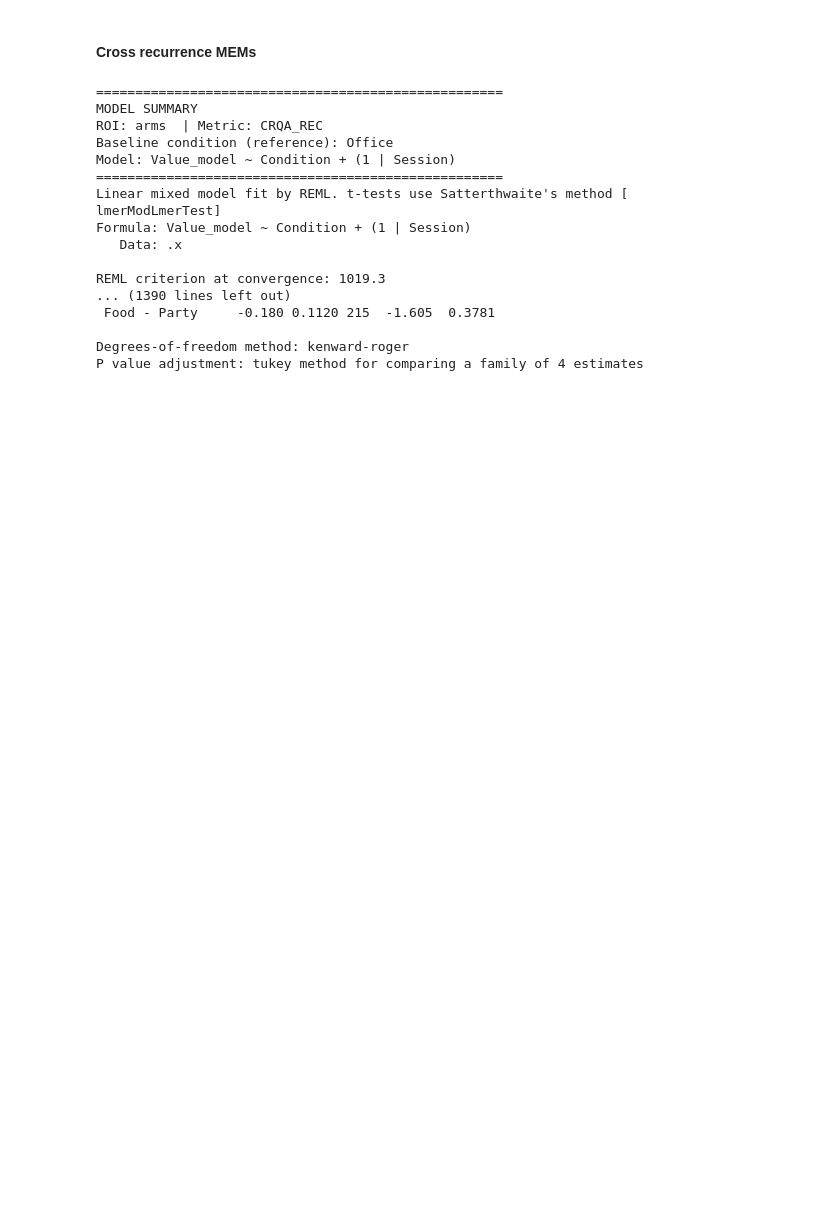
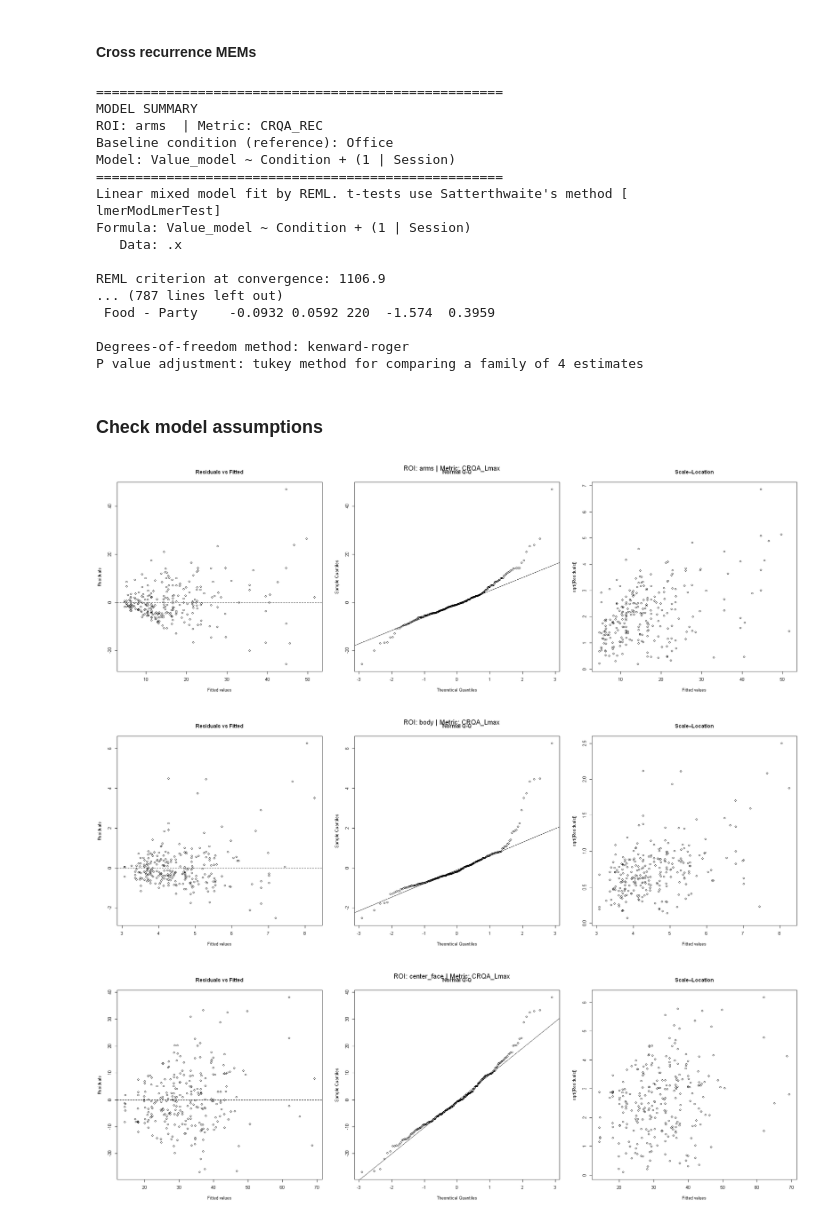
Before and after one commit to MInD-Laboratory/Pose-Dynamics, a Jupyter notebook: projects/Mosaic/notebooks/mixed_effects_models.ipynb, the cells around one changed output. Cells and saved outputs as stored; diff of their text form; code cells hidden in the pictures; blank space fills up the shorter version.

Commit message:
mosaic metrics updated

```diff
--- a/projects/Mosaic/notebooks/mixed_effects_models.ipynb
+++ b/projects/Mosaic/notebooks/mixed_effects_models.ipynb
@@ -791,24 +403,30 @@ P value adjustment: tukey method for comparing a family of 4 estimates
 #### Cross recurrence MEMs
 # %%
 # Choose CRQA metrics to model
-CRQA_METRICS_TO_MODEL <- c(
+crqa_metric_order <- c(
   "CRQA_REC",
   "CRQA_DET",
-  "CRQA_Lmean",
+  # "CRQA_Lmean",
   "CRQA_Lmax",
-  "CRQA_ENT",
-  "CRQA_LAM",
-  "CRQA_TT"
+  "CRQA_ENT"
+  # "CRQA_LAM",
+  # "CRQA_TT"
 )
 
 # Long format for modelling
-crqa_model <- crqa_model %>%
+crqa_model <- crqa_av %>%
   mutate(
     ROI       = as.character(ROI),
-    Condition = factor(Condition, levels = CONDITION_ORDER),
-    Metric    = as.character(Metric)
+    Condition = factor(Condition, levels = CONDITION_ORDER)
   ) %>%
-  filter(Metric %in% CRQA_METRICS_TO_MODEL) %>%
+  pivot_longer(
+    cols      = all_of(crqa_metric_order),
+    names_to  = "Metric",
+    values_to = "Value_model"
+  ) %>%
+  mutate(
+    Metric = factor(Metric, levels = crqa_metric_order)
+  ) %>%
   filter(is.finite(Value_model))
 
 # Fit MEMs for each ROI × Metric
@@ -827,6 +445,9 @@ nested_models <- crqa_model %>%
     emms = map(model, ~ emmeans(.x, ~ Condition)),
     pairs = map(emms, ~ pairs(.x, adjust = PAIRWISE_ADJUST))
   )
+
+nested_models <- nested_models %>%
+  mutate(Metric = as.character(Metric))
 
 # Print full model summary output for each ROI × Metric
 walk2(
@@ -899,9 +520,26 @@ lmerModLmerTest]
 Formula: Value_model ~ Condition + (1 | Session)
    Data: .x
 
-REML criterion at convergence: 1019.3
-... (1390 lines left out)
- Food - Party     -0.180 0.1120 215  -1.605  0.3781
+REML criterion at convergence: 1106.9
+... (787 lines left out)
+ Food - Party    -0.0932 0.0592 220  -1.574  0.3959
 
 Degrees-of-freedom method: kenward-roger
 P value adjustment: tukey method for comparing a family of 4 estimates
+# %% [markdown]
+### Check model assumptions
+# %%
+REP_METRICS <- c("CRQA_Lmax")   # change this to the metric(s) you want to plot
+
+rep_models <- nested_models %>%
+  filter(as.character(Metric) %in% REP_METRICS)
+
+walk2(
+  rep_models$model,
+  paste0("ROI: ", rep_models$ROI, " | Metric: ", rep_models$Metric),
+  ~ plot_model_diagnostics(.x, title = .y)
+)
+# %% [output]
+[figure, added]
+[figure, added]
+[figure, added]
```
Also changed, not shown: parts of 21 cells of this notebook, 1 other file.
